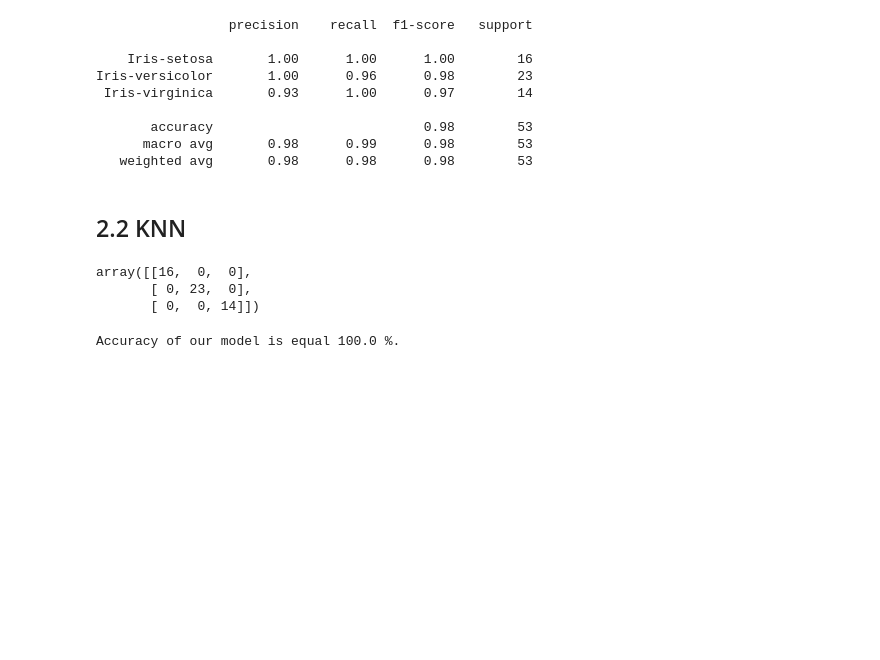
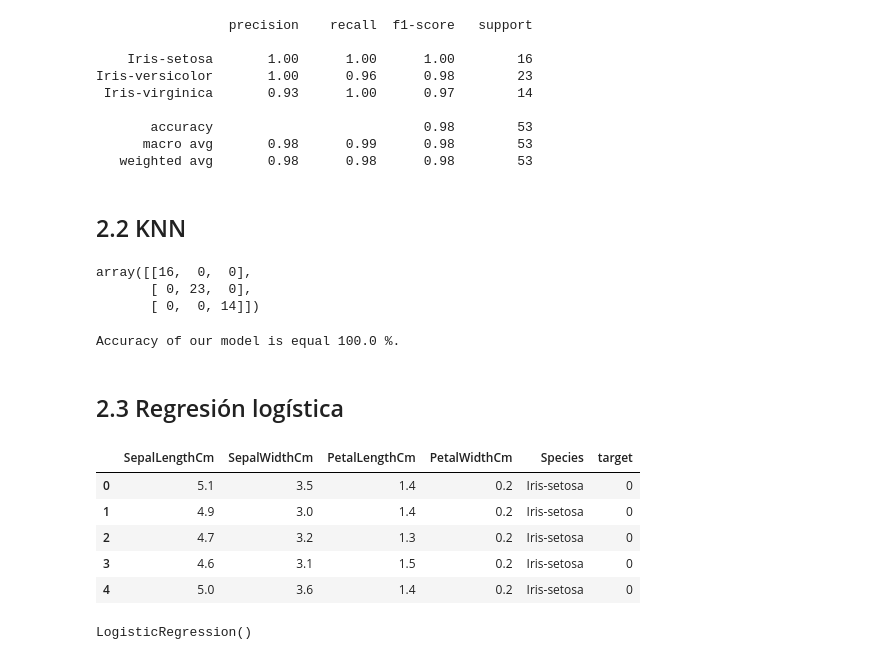
Before and after one commit to oscaraen/analisisdedatos, a Jupyter notebook: clasificacion/clasificacion.ipynb, the cells around one changed output. Drawn from its saved outputs; the diff is of its cells as text; code cells hidden in the pictures; blank space fills up the shorter version.

```diff
--- a/clasificacion/clasificacion.ipynb
+++ b/clasificacion/clasificacion.ipynb
@@ -208,3 +208,16 @@ print('Accuracy of our model is equal ' + str(round(accuracy, 2)) + ' %.')
 # teniendo en cuenta el análisis previo relaizado, sabemos que se pueden separar las especies por sus características. Sin embargo, siempre es sospechoso un rendimiento del 100% en un modelo entrnado
 # %% [output]
 Accuracy of our model is equal 100.0 %.
+# %% [markdown]
+## 2.3 Regresión logística
+# %%
+# Para el caso de la regresión logística tenemos que procesar las etiquetas de entrada como números, este modelo no puede obtener como entrada 'Iris-setosa' por lo que se necesita reemplazar por un número
+iris["target"] = iris["Species"].map({"Iris-setosa": 0, "Iris-versicolor": 1, "Iris-virginica": 2,})
+iris.head()
+# %% [output]
+|  | SepalLengthCm | SepalWidthCm | PetalLengthCm | PetalWidthCm | Species | target |
+| 0 | 5.1 | 3.5 | 1.4 | 0.2 | Iris-setosa | 0 |
+| 1 | 4.9 | 3.0 | 1.4 | 0.2 | Iris-setosa | 0 |
+| 2 | 4.7 | 3.2 | 1.3 | 0.2 | Iris-setosa | 0 |
+| 3 | 4.6 | 3.1 | 1.5 | 0.2 | Iris-setosa | 0 |
+| 4 | 5.0 | 3.6 | 1.4 | 0.2 | Iris-setosa | 0 |
@@ -210,0 +233,7 @@ Accuracy of our model is equal 100.0 %.
+# %%
+# Ajustando el modelo
+from sklearn.linear_model import LogisticRegression
+classifier = LogisticRegression(solver='lbfgs', multi_class="auto")
+classifier.fit(X_train, y_train)
+# %% [output]
+LogisticRegression()
```
Also changed, not shown: parts of 6 cells of this notebook, 1 other file.
